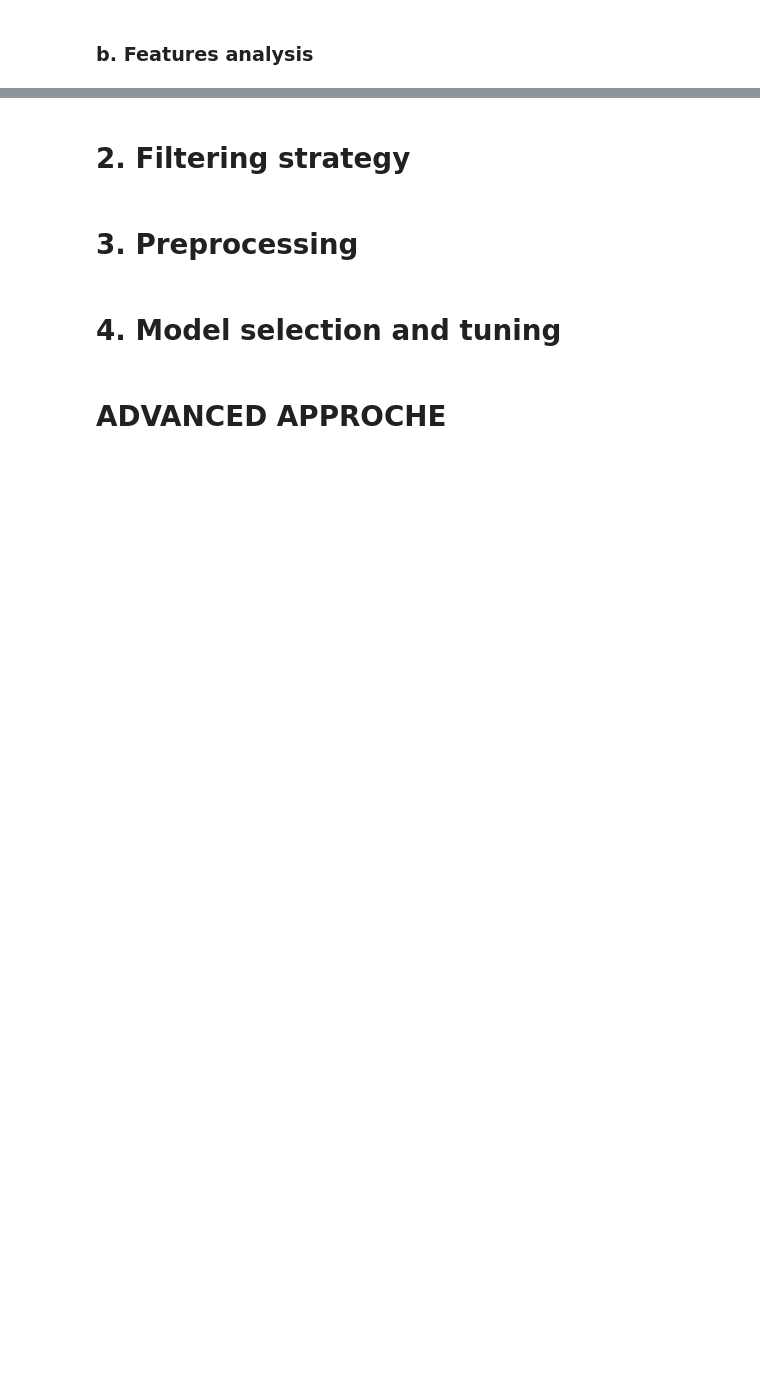
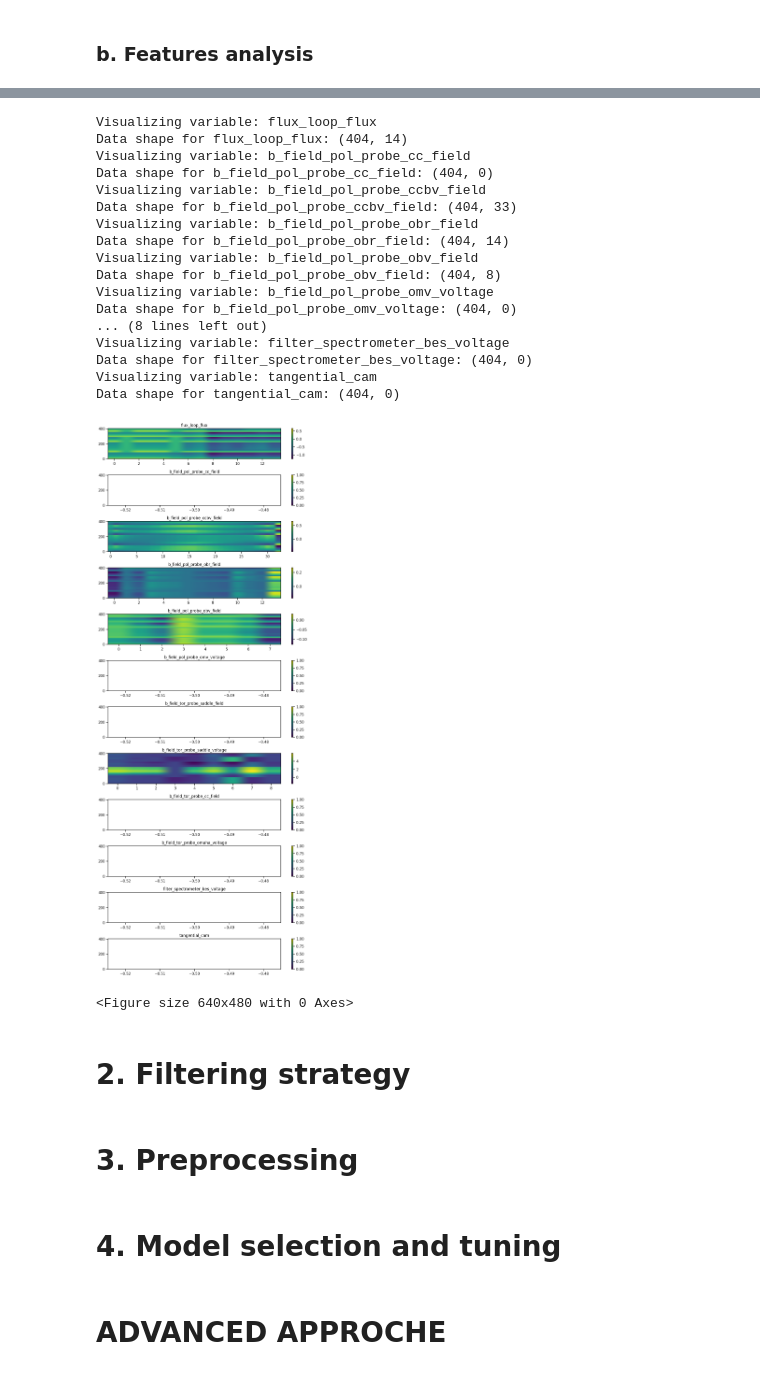
Before and after one commit to LouisBrusset/ITER-data-science-challenges, a Jupyter notebook: notebooks/MAST Plasma Equilibrium.ipynb, the cells around one changed output, grey strips where cells are left out. Saved outputs shown, nothing was run; the diff lists cells and outputs as text; code cells hidden in the pictures; blank space fills up the shorter version.

Commit message:
Creation of the visualization for eaqilibrium

```diff
--- a/notebooks/MAST Plasma Equilibrium.ipynb
+++ b/notebooks/MAST Plasma Equilibrium.ipynb
@@ -578,2 +680,11 @@ KeyError: 'b_field_pol_probe_cc_field'
 # %% [markdown]
 ### b. Features analysis
+# %%
+path = pathlib.Path().absolute().parent / "fair_mast_data/plasma_equilibrium"
+
+with (
+    xr.open_dataset(path / "train.nc") as train,
+    xr.open_dataset(path / "test.nc") as test,
+):
+    train = train.load()
+    test = test.load()
@@ -580,3 +775,59 @@ KeyError: 'b_field_pol_probe_cc_field'
+# %%
+variables = list(train.data_vars)
+
+variables_all = variables[:-2]
+variables_b_pol = [var for var in variables if "b_field_pol" in var]
+variables_b_tor = [var for var in variables if "b_field_tor" in var]
+variables_flux = [var for var in variables if "flux_loop" in var]
+variables_cam = [var for var in variables if "tangential_cam" in var]
+variables_spectro = [var for var in variables if "bes" in var]
+# %%
+# Function to vizualize all the data variables for one shot
+
+def vizualize_all_data_variables(train: xr.Dataset, variables: list, shot_index: int = 0):
+    """Visualize all data variables for a given shot index."""
+    fig, axes = plt.subplots(nrows=len(variables), figsize=(10, 2 * len(variables)))
+    for ax, var in zip(axes, variables):
+        print(f"Visualizing variable: {var}")
+        data = train[var]       #.isel(shot_index=shot_index)
+        print(f"Data shape for {var}: {data.shape}")
+        #print(f"Data: ", data)
+        if data.ndim == 1:
+            ax.plot(data.time, data.values)
+            ax.set_title(var)
+            ax.set_xlabel("Time")
+            ax.set_ylabel(var)
+        elif data.ndim == 2:
+            im = ax.imshow(data.values, aspect='auto', origin='lower')
+            ax.set_title(var)
+            fig.colorbar(im, ax=ax)
+    plt.tight_layout()
+    plt.show()
+# %%
+for i in [0]:
+    vizualize_all_data_variables(train, variables_all, shot_index=i)
+    plt.suptitle(f"Data Variables for Shot Index {i}", fontsize=16)
+    plt.show()
+# %% [output]
+Visualizing variable: flux_loop_flux
+Data shape for flux_loop_flux: (404, 14)
+Visualizing variable: b_field_pol_probe_cc_field
+Data shape for b_field_pol_probe_cc_field: (404, 0)
+Visualizing variable: b_field_pol_probe_ccbv_field
+Data shape for b_field_pol_probe_ccbv_field: (404, 33)
+Visualizing variable: b_field_pol_probe_obr_field
+Data shape for b_field_pol_probe_obr_field: (404, 14)
+Visualizing variable: b_field_pol_probe_obv_field
+Data shape for b_field_pol_probe_obv_field: (404, 8)
+Visualizing variable: b_field_pol_probe_omv_voltage
+Data shape for b_field_pol_probe_omv_voltage: (404, 0)
+... (8 lines left out)
+Visualizing variable: filter_spectrometer_bes_voltage
+Data shape for filter_spectrometer_bes_voltage: (404, 0)
+Visualizing variable: tangential_cam
+Data shape for tangential_cam: (404, 0)
+[figure, added]
+<Figure size 640x480 with 0 Axes>
 # %% [markdown]
 # 2. Filtering strategy
 # %%
```
Also changed, not shown: parts of 17 cells of this notebook, 1 other file.
